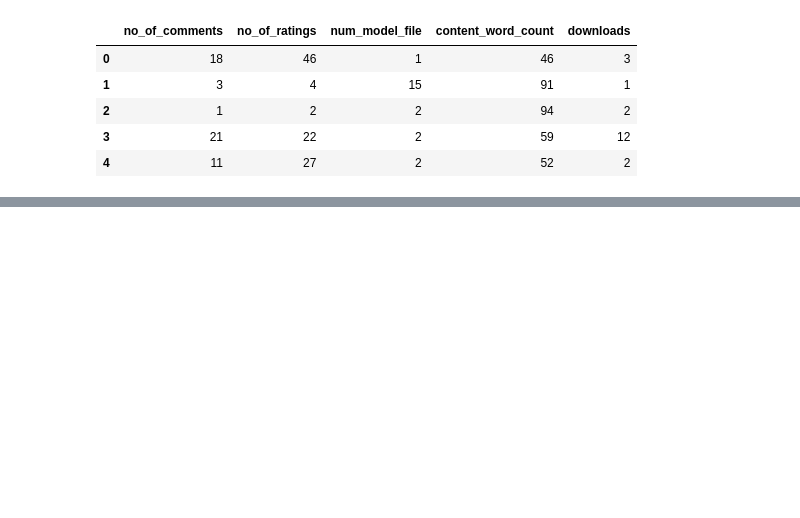
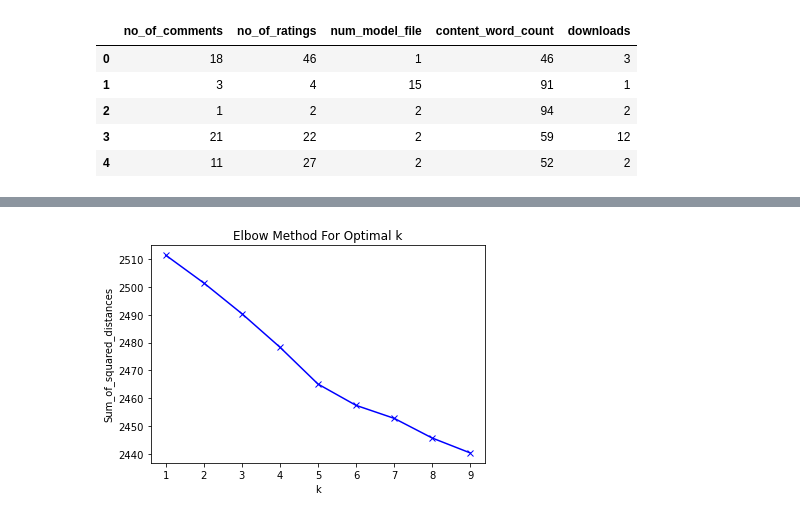
Before and after one commit to Shiva-K-7/ASE-07, a Jupyter notebook: cluster_projects1.ipynb, the cells around one changed output, grey strips where cells are left out. Cells and saved outputs as stored; diff of their text form; code cells hidden in the pictures; blank space fills up the shorter version.

```diff
--- a/cluster_projects1.ipynb
+++ b/cluster_projects1.ipynb
@@ -205,0 +419,34 @@ df_num_cluster_matlab1.to_csv("matlab_num_cluster_1.csv")
+# %%
+#Tf-Idf_matlab
+df_matlab["category"] = df_matlab["category"].replace(np.nan,"",regex=True)
+df_matlab["Description"] = df_matlab["summary"].astype(str).str.cat(df_matlab["content"]).astype(str).str.cat(df_matlab["category"])
+#print(df_matlab["Description"])
+df_matlab["Description"] = df_matlab["Description"].values.astype("U")
+for i in range(len(df_matlab["Description"])):
+    if(type(df_matlab["Description"][i])!=str):
+        df_matlab["Description"][i] = str(df_matlab["Description"][i])
+        df_matlab["Description"][i] = ""
+        #print(type(i))
+df_matlab["clean_description"] = df_matlab["Description"].apply(lambda x: finalpreprocess(x))
+# Word2Vec runs on tokenized sentences
+df_matlab["clean_description_tokens"] = [applyStemming(nltk.word_tokenize(i), param_stemmer) for i in df_matlab["clean_description"]]
+
+
+tfidf_matlab_vectorizer = TfidfVectorizer(use_idf=True)
+description_vectors_tfidf_matlab = tfidf_matlab_vectorizer.fit_transform(df_matlab["clean_description"])
+# %%
+Sum_of_squared_distances = []
+K1 = range(1,10)
+for k in K1:
+    km = KMeans(n_clusters=k, init='k-means++', max_iter=100, n_init=1, random_state=1624)
+    km = km.fit(description_vectors_tfidf_matlab)
+    Sum_of_squared_distances.append(km.inertia_)
+
+import matplotlib.pyplot as plt
+plt.plot(K, Sum_of_squared_distances, 'bx-')
+plt.xlabel('k')
+plt.ylabel('Sum_of_squared_distances')
+plt.title('Elbow Method For Optimal k')
+plt.show()
+# %% [output]
+[figure, added]
```
Also changed, not shown: parts of 66 cells of this notebook, 7 other files.
